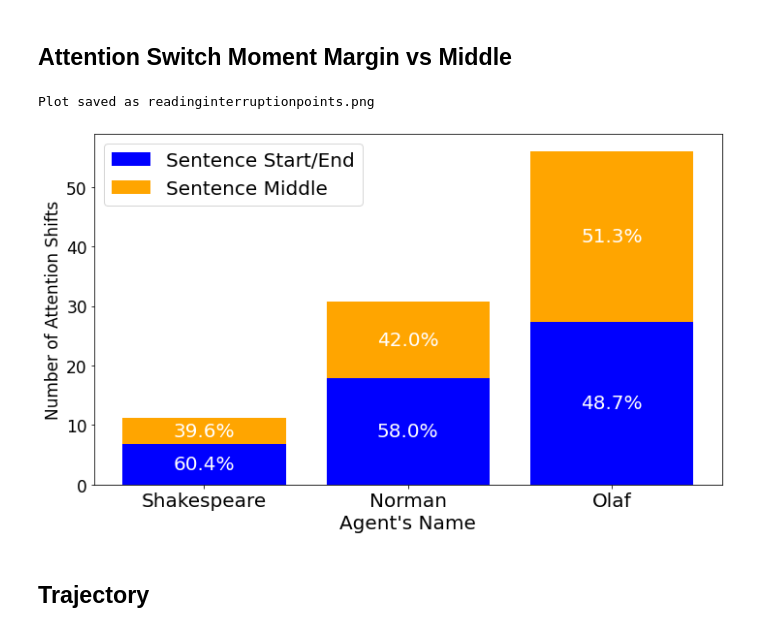
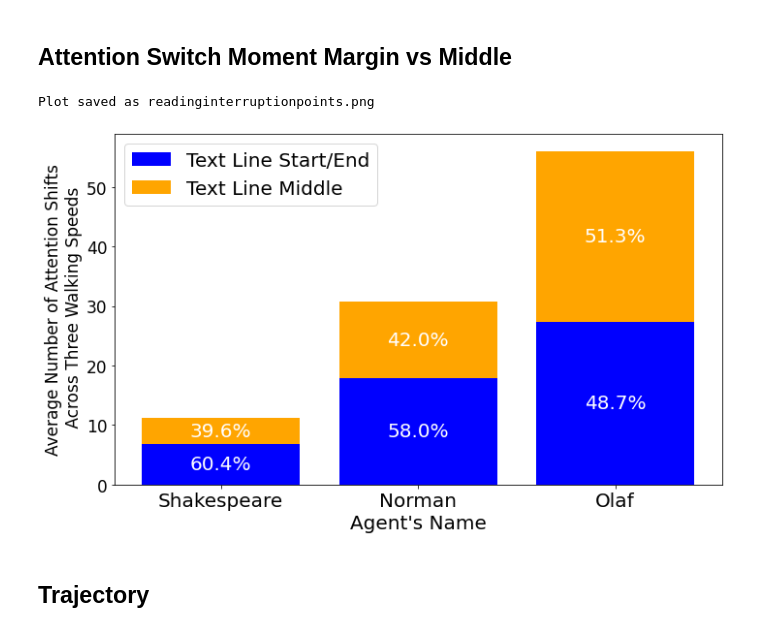
Before and after one commit to BaiYunpeng1949/heads-up-multitasker, a Jupyter notebook: hrl/envs/supervisory_control/results/Figure Drawer Supervisory Control Simulation Results.ipynb, the cells around one changed output. Saved outputs shown, nothing was run; the diff lists cells and outputs as text; code cells hidden in the pictures.

```diff
--- a/hrl/envs/supervisory_control/results/Figure Drawer Supervisory Control Simulation Results.ipynb
+++ b/hrl/envs/supervisory_control/results/Figure Drawer Supervisory Control Simulation Results.ipynb
@@ -542,38 +714,38 @@ middle_percentages = [middle_percentage_a, middle_percentage_b, middle_percentag
 
 # Plotting
 fig, ax = plt.subplots(figsize=(10, 6))
-bars_margin = ax.bar(labels, avg_margin_attentions, label='Sentence Start/End', color='blue')
-bars_middle = ax.bar(labels, avg_middle_attentions, bottom=avg_margin_attentions, label='Sentence Middle', color='orange')
+bars_margin = ax.bar(labels, avg_margin_attentions, label='Text Line Start/End', color='blue')
+bars_middle = ax.bar(labels, avg_middle_attentions, bottom=avg_margin_attentions, label='Text Line Middle', color='orange')
 
 # Annotating with percentages
 for i, bar in enumerate(bars_margin):
     height = bar.get_height()
     ax.text(bar.get_x() + bar.get_width()/2., height/2.,
             f'{margin_percentages[i]:.1f}%', ha='center', va='center', color='white', fontsize=20)
 
 for i, bar in enumerate(bars_middle):
     height = bar.get_height()
     ax.text(bar.get_x() + bar.get_width()/2., avg_margin_attentions[i] + height/2.,
             f'{middle_percentages[i]:.1f}%', ha='center', va='center', color='white', fontsize=20)
 
 ax.set_xlabel("Agent's Name", fontsize=20)
-ax.set_ylabel('Number of Attention Shifts', fontsize=17)
+ax.set_ylabel('Average Number of Attention Shifts\n Across Three Walking Speeds', fontsize=17)
 # ax.set_title('Average Attention Switch Interruption Position Distribution by Sentence Position')
 ax.set_xticks(np.arange(len(labels)))  # Set tick locations
 ax.set_xticklabels(labels, fontsize=20)  # Adjust fontsize as desired
 ax.tick_params(axis='y', labelsize=17)  # Adjust the fontsize as desired for y-axis
 ax.legend(loc='upper left', fontsize=20)
 
 plt.tight_layout()
 
 # Save the plot to a local file
 output_filename = 'readinginterruptionpoints.png'
 plt.savefig(output_filename, dpi=300, bbox_inches='tight')
 print(f'Plot saved as {output_filename}')
 plt.show()
 # %% [output]
 Plot saved as readinginterruptionpoints.png
-[figure, old version]
+[figure, new version]
 # %% [markdown]
 ## Trajectory
 # %%
```
Also changed, not shown: parts of 6 cells of this notebook, 6 other files.
